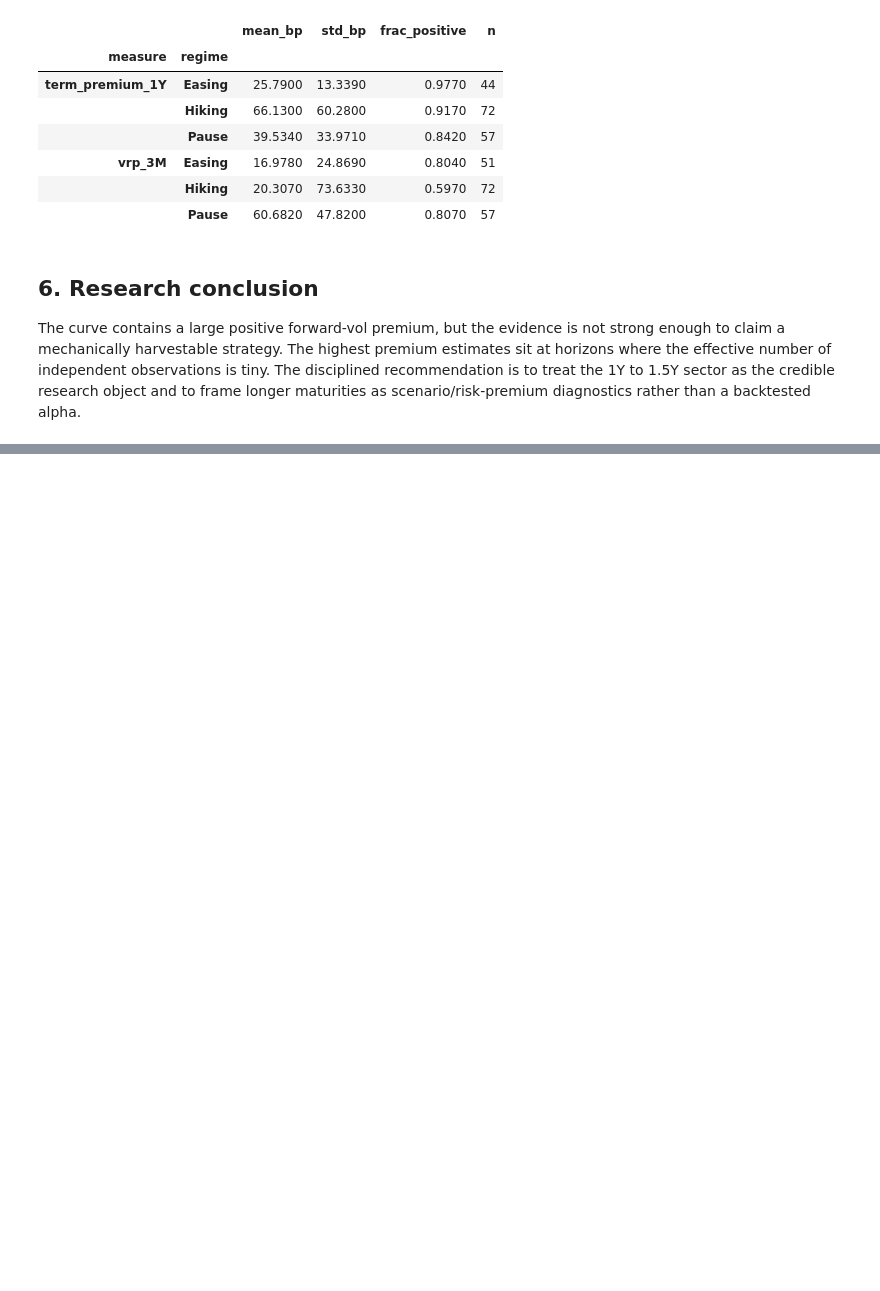
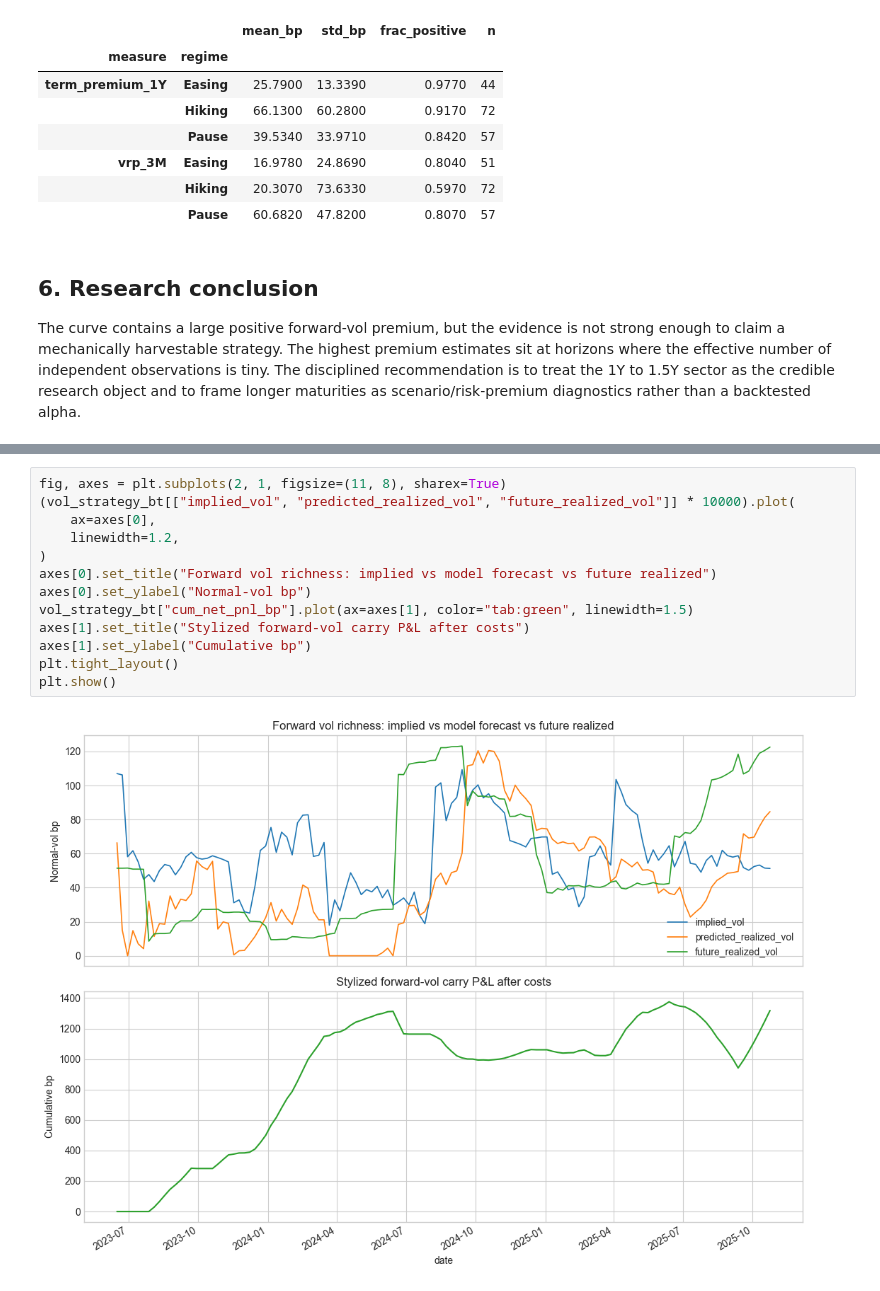
Before and after one commit to dhruvk1432/SOFR-Cap-Forward-Volatility, a Jupyter notebook: SOFR_Cap_Forward_Volatility.ipynb, the cells around one changed output, grey strips where cells are left out. Saved outputs shown, nothing was run; the diff lists cells and outputs as text; blank space fills up the shorter version.

Commit message:
Add rates vol strategy research layer

```diff
--- a/SOFR_Cap_Forward_Volatility.ipynb
+++ b/SOFR_Cap_Forward_Volatility.ipynb
@@ -364,0 +442,15 @@ scenario/risk-premium diagnostics rather than a backtested alpha.
+# %%
+fig, axes = plt.subplots(2, 1, figsize=(11, 8), sharex=True)
+(vol_strategy_bt[["implied_vol", "predicted_realized_vol", "future_realized_vol"]] * 10000).plot(
+    ax=axes[0],
+    linewidth=1.2,
+)
+axes[0].set_title("Forward vol richness: implied vs model forecast vs future realized")
+axes[0].set_ylabel("Normal-vol bp")
+vol_strategy_bt["cum_net_pnl_bp"].plot(ax=axes[1], color="tab:green", linewidth=1.5)
+axes[1].set_title("Stylized forward-vol carry P&L after costs")
+axes[1].set_ylabel("Cumulative bp")
+plt.tight_layout()
+plt.show()
+# %% [output]
+[figure, added]
```
Also changed, not shown: parts of 3 cells of this notebook, 10 other files.
